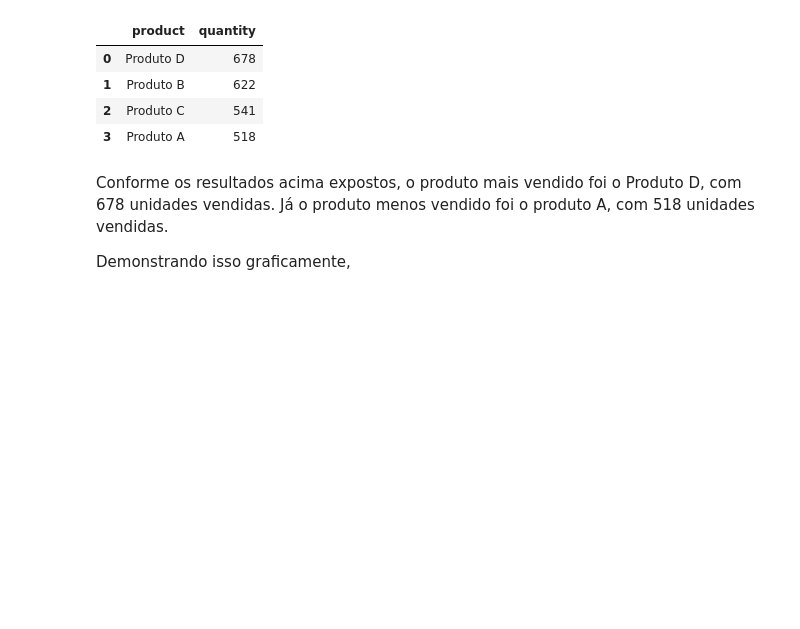
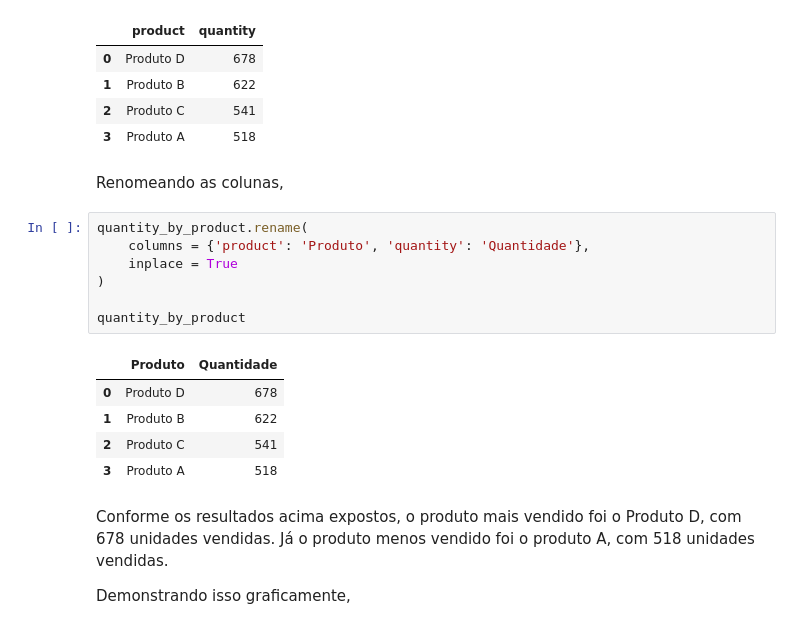
Before and after one commit to rfprates/extraindo_dados_pdf, a Jupyter notebook: data_extraction_pdf.ipynb, the cells around one changed output. Saved outputs shown, nothing was run; the diff lists cells and outputs as text; blank space fills up the shorter version.

```diff
--- a/data_extraction_pdf.ipynb
+++ b/data_extraction_pdf.ipynb
@@ -433,6 +448,21 @@ quantity_by_product
 | 1 | Produto B | 622 |
 | 2 | Produto C | 541 |
 | 3 | Produto A | 518 |
+# %% [markdown]
+Renomeando as colunas,
+# %%
+quantity_by_product.rename(
+    columns = {'product': 'Produto', 'quantity': 'Quantidade'},
+    inplace = True
+)
+
+quantity_by_product
+# %% [output]
+|  | Produto | Quantidade |
+| 0 | Produto D | 678 |
+| 1 | Produto B | 622 |
+| 2 | Produto C | 541 |
+| 3 | Produto A | 518 |
 # %% [markdown]
 Conforme os resultados acima expostos, o produto mais vendido foi o Produto D, com 678 unidades vendidas. Já o produto menos vendido foi o produto A, com 518 unidades vendidas.
 
```
Also changed, not shown: parts of 9 cells of this notebook.
